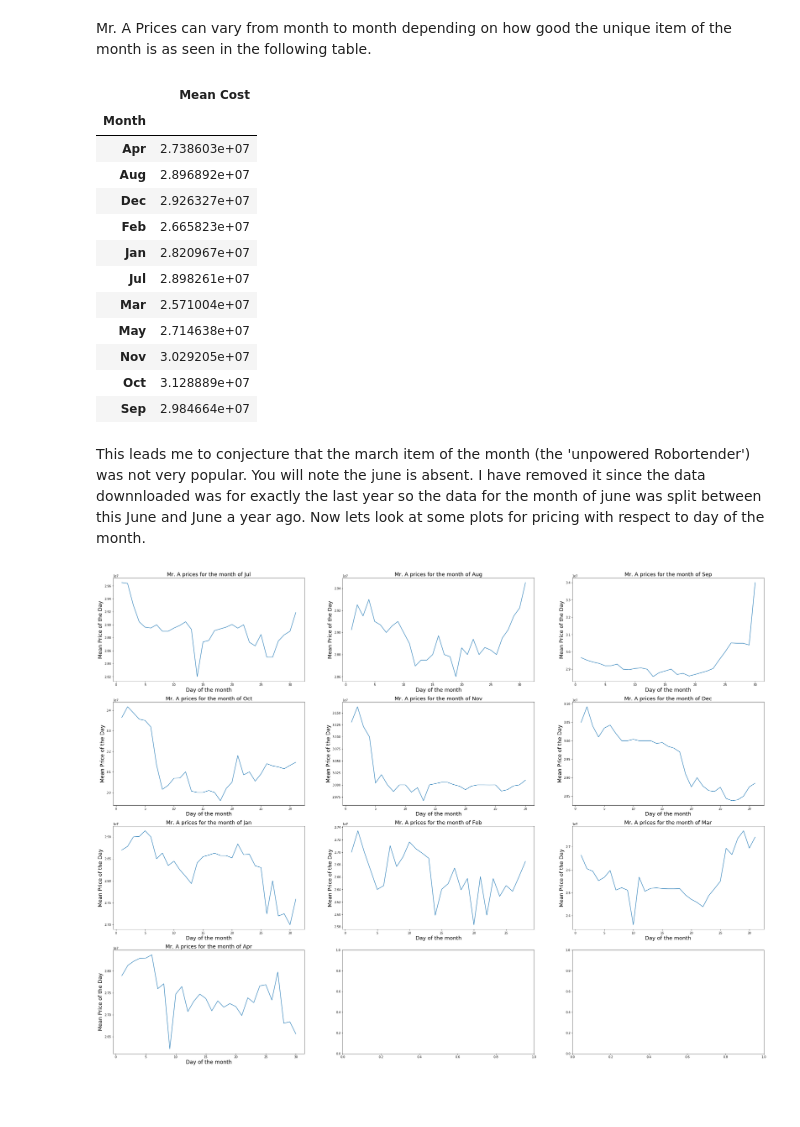
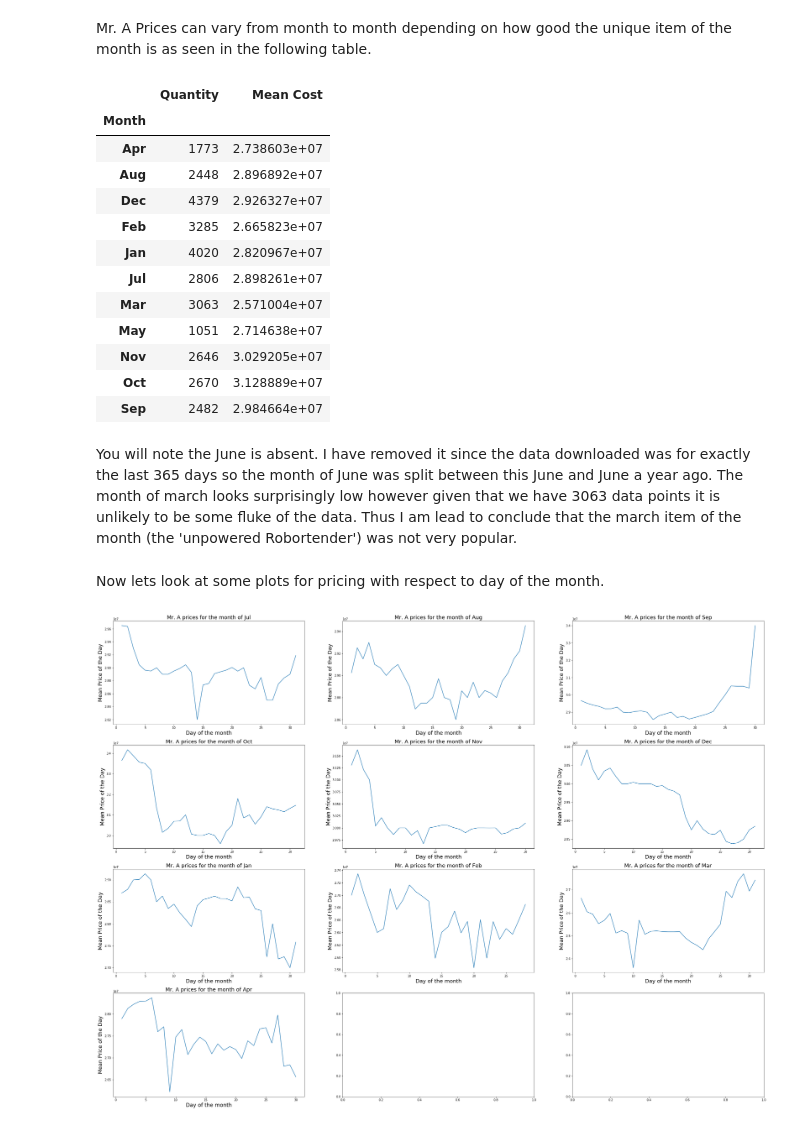
Before and after one commit to AdamJacoby/Kol_Market_Data, a Jupyter notebook: Kol_Data.ipynb, the cells around one changed output. Saved outputs shown, nothing was run; the diff lists cells and outputs as text; code cells hidden in the pictures; blank space fills up the shorter version.

```diff
--- a/Kol_Data.ipynb
+++ b/Kol_Data.ipynb
@@ -157,26 +165,28 @@ Day_of_Month_Data.head()
 # %% [markdown]
 Mr. A Prices can vary from month to month depending on how good the unique item of the month is as seen in the following table.
 # %%
+#Make a table of the mean cost of Mr. As for each month
 Monthly_Mean=Day_of_Month_Data.loc[:,['Quantity','Total Cost']]
 Monthly_Mean=Monthly_Mean.groupby(level=0).sum()
 Monthly_Mean['Mean Cost']=Monthly_Mean['Total Cost']/Monthly_Mean['Quantity']
 del Monthly_Mean['Total Cost']
-del Monthly_Mean['Quantity']
 Monthly_Mean
 # %% [output]
-|  | Mean Cost |
-| Month |  |
-| Apr | 2.738603e+07 |
-| Aug | 2.896892e+07 |
-| Dec | 2.926327e+07 |
-| Feb | 2.665823e+07 |
-| Jan | 2.820967e+07 |
-| Jul | 2.898261e+07 |
-| Mar | 2.571004e+07 |
-| May | 2.714638e+07 |
-| Nov | 3.029205e+07 |
-| Oct | 3.128889e+07 |
-| Sep | 2.984664e+07 |
+|  | Quantity | Mean Cost |
+| Month |  |  |
+| Apr | 1773 | 2.738603e+07 |
+| Aug | 2448 | 2.896892e+07 |
+| Dec | 4379 | 2.926327e+07 |
+| Feb | 3285 | 2.665823e+07 |
+| Jan | 4020 | 2.820967e+07 |
+| Jul | 2806 | 2.898261e+07 |
+| Mar | 3063 | 2.571004e+07 |
+| May | 1051 | 2.714638e+07 |
+| Nov | 2646 | 3.029205e+07 |
+| Oct | 2670 | 3.128889e+07 |
+| Sep | 2482 | 2.984664e+07 |
-# %% [markdown]
-This leads me to conjecture that the march item of the month (the 'unpowered Robortender') was not very popular. You will note the june is absent. I have removed it since the data downnloaded was for exactly the last year so the data for the month of june was split between this June and June a year ago. Now lets look at some plots for pricing with respect to day of the month.
+# %% [markdown]
+You will note the June is absent. I have removed it since the data downloaded was for exactly the last 365 days so the  month of June was split between this June and June a year ago. The month of march looks surprisingly low however given that we have 3063 data points it is unlikely to be some fluke of the data. Thus I am lead to conclude that the march item of the month (the 'unpowered Robortender') was not very popular.
+# %% [markdown]
+Now lets look at some plots for pricing with respect to day of the month.
 # %%
```
Also changed, not shown: parts of 84 cells of this notebook.
